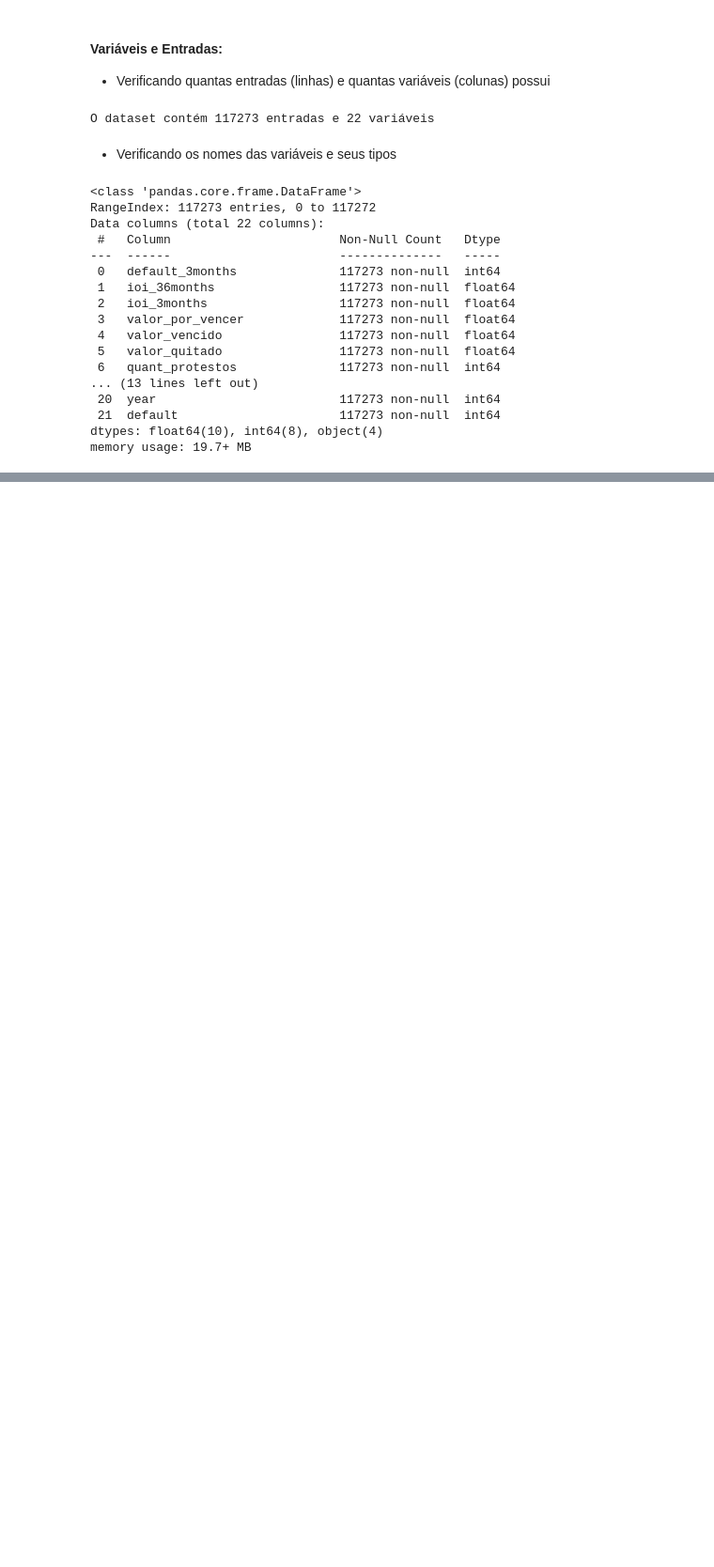
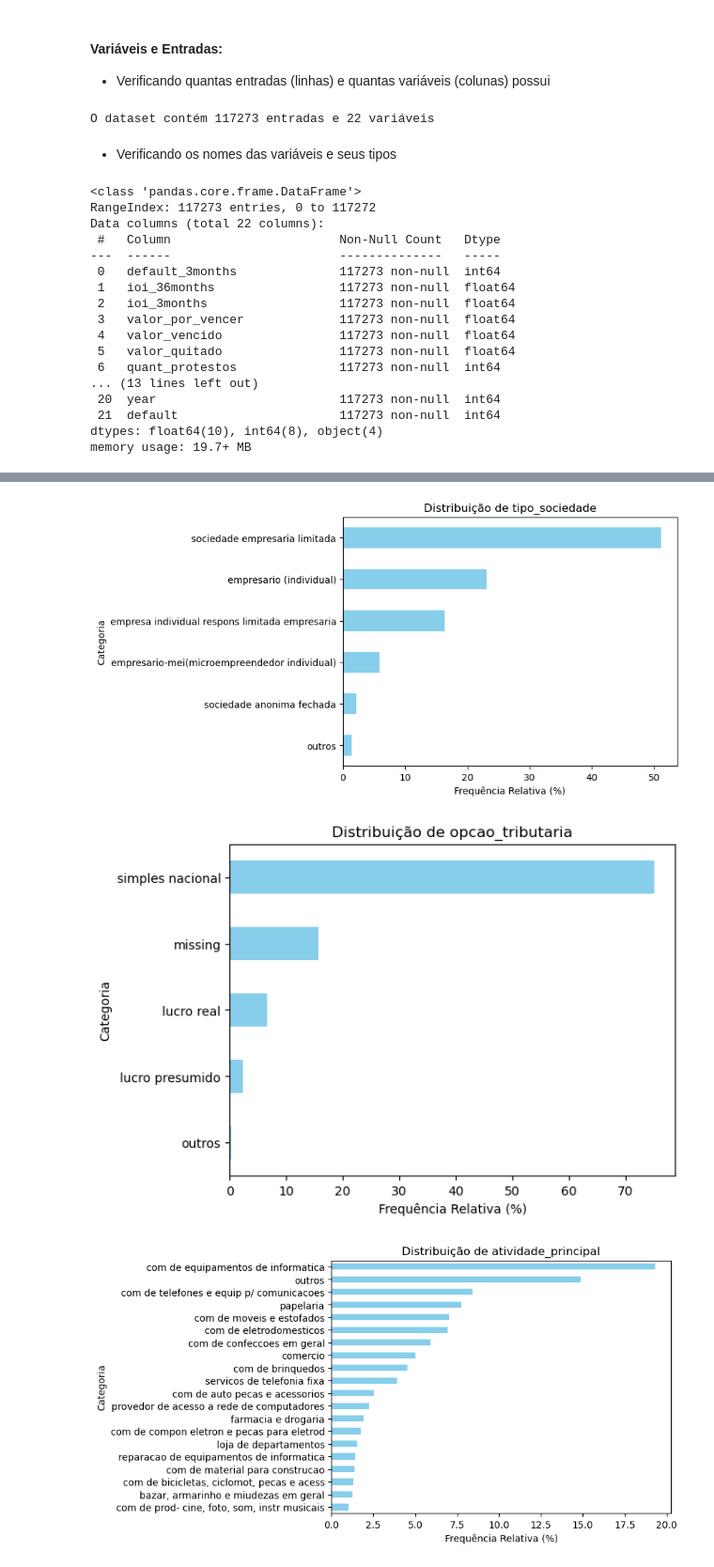
Before and after one commit to MaiaraMoro/X-health, a Jupyter notebook: notebooks/01_analise_exploratoria.ipynb, the cells around one changed output, grey strips where cells are left out. Shown: that part at 94% size. Drawn from its saved outputs; the diff is of its cells as text; code cells hidden in the pictures; blank space fills up the shorter version.

```diff
--- a/notebooks/01_analise_exploratoria.ipynb
+++ b/notebooks/01_analise_exploratoria.ipynb
@@ -280,0 +281,29 @@ df = df.loc[(df["tipo_sociedade"] != "missing") & (df["atividade_principal"] !=
+# %%
+# DEfinindo um limiar de corte para categorias pouco representativas (1%) e agrupando em 'outros'
+# Criando um gráfico de barras horizontal para visualizar a distribuição das categorias
+
+cutoff = 0.01
+
+for coluna in colunas_categoricas:
+
+    # Frequência relativa de cada categoria
+    freq_rel = df[coluna].value_counts(normalize=True)
+
+    # Categorias que estão abaixo do ponto de corte
+    categorias_raras = freq_rel[freq_rel < cutoff].index
+
+    # Substitui essas categorias pouco representativas por 'outros'
+    serie_agrupada = df[coluna].apply(lambda x: 'outros' if x in categorias_raras else x)
+
+    freq_abs = serie_agrupada.value_counts()
+    freq_rel = (freq_abs / freq_abs.sum() * 100).sort_values(ascending=True)
+
+    freq_rel.plot(kind='barh', color='skyblue')
+    plt.title(f"Distribuição de {coluna}", fontsize=12)
+    plt.xlabel("Frequência Relativa (%)")
+    plt.ylabel("Categoria")
+    plt.show()
+# %% [output]
+[figure, added]
+[figure, added]
+[figure, added]
```
Also changed, not shown: parts of 50 cells of this notebook.
